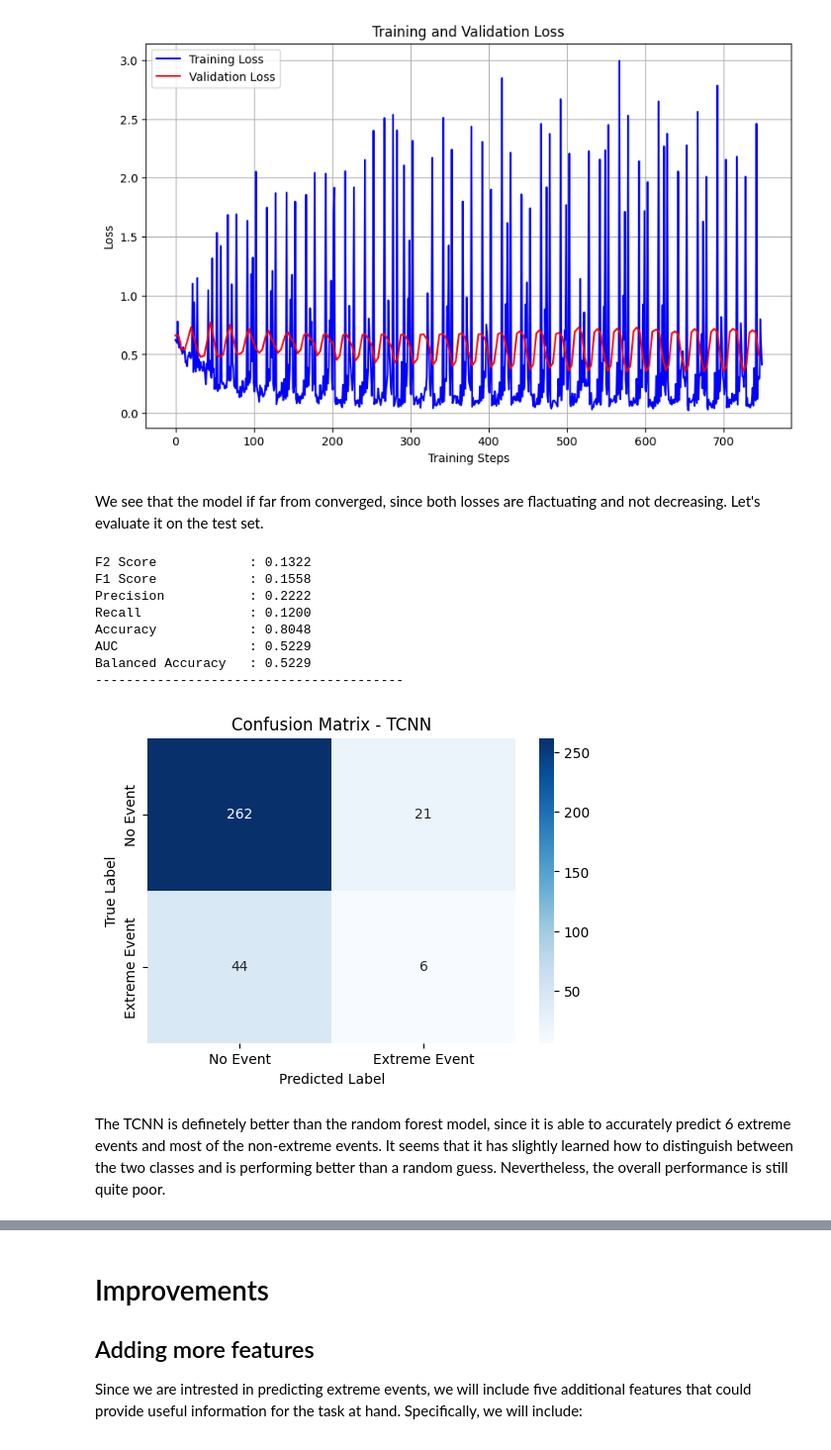
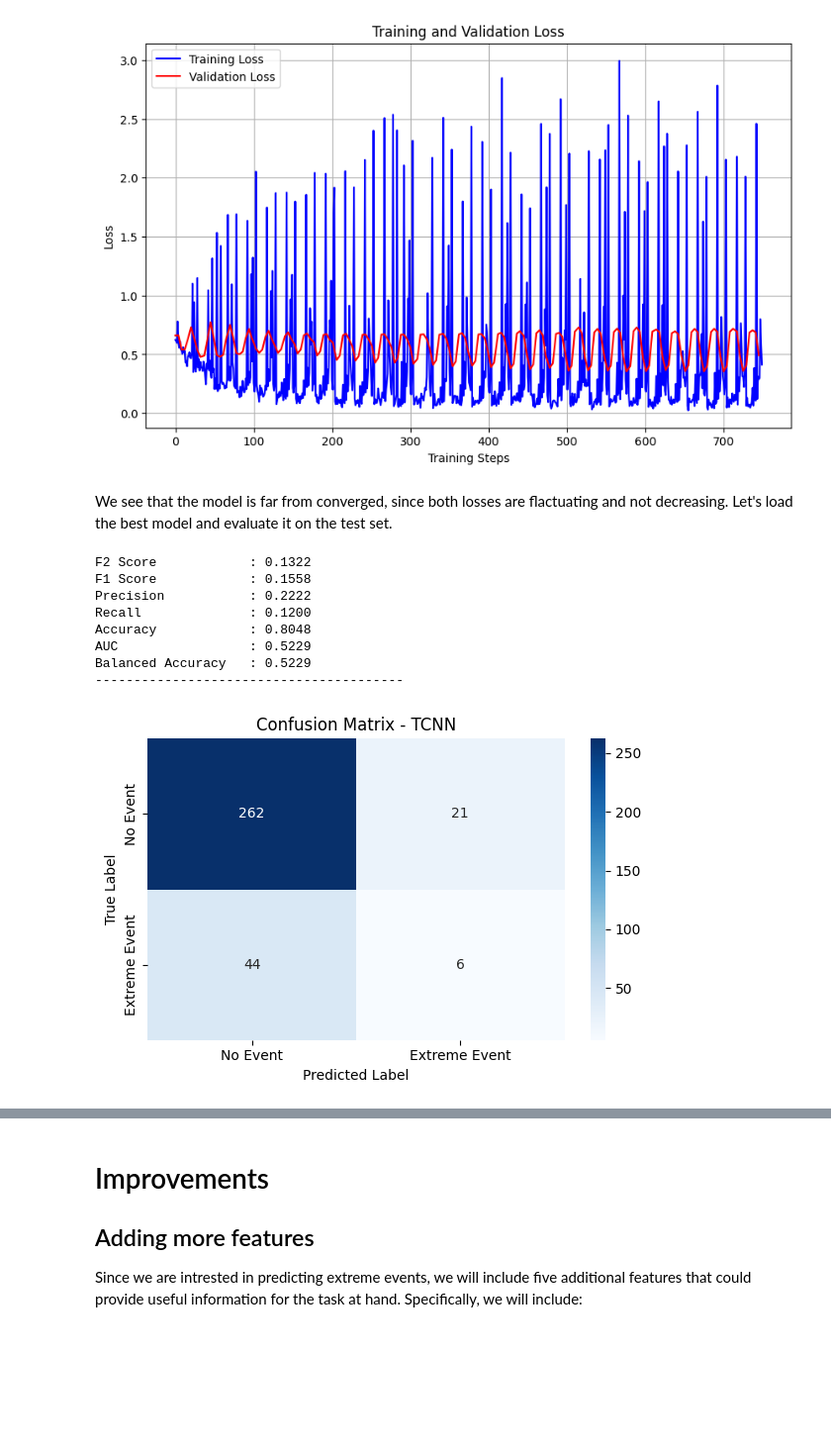
Before and after one commit to nmourdo/extreme_event_prediction, a Jupyter notebook: src/report.ipynb, the cells around one changed output, grey strips where cells are left out. Shown at 99% size. Drawn from its saved outputs; the diff is of its cells as text; code cells hidden in the pictures; blank space fills up the shorter version.

```diff
--- a/src/report.ipynb
+++ b/src/report.ipynb
@@ -455,7 +455,7 @@ Finally, to predict whether an extreme event will occur tomorrow, given the past
 # %%
 X_train, y_train = StockDataPreprocessor.create_sequences(X_train, y_train, lookback=10)
 X_val, y_val = StockDataPreprocessor.create_sequences(X_val, y_val, lookback=10)
-X_test, y_test = StockDataPreprocessor.create_sequences(X_test, y_test, lookback=10)
+X_test_tcnn, y_test_tcnn = StockDataPreprocessor.create_sequences(X_test, y_test, lookback=10)
 
 print(f"Training features shape: {X_train.shape}, labels shape: {y_train.shape}")
 print(f"Validation features shape: {X_val.shape}, labels shape: {y_val.shape}")
@@ -503,26 +503,34 @@ HPU available: False, using: 0 HPUs
 0         Modules in eval mode
 [figure]
 # %% [markdown]
-We see that the model if far from converged, since both losses are flactuating and not decreasing. Let's evaluate it on the test set.
+We see that the model is far from converged, since both losses are flactuating and not decreasing. Let's load the best model and evaluate it on the test set.
 # %%
-from src.model_evaluation import ModelEvaluator
-
+from temporal_cnn import TCNN
+from model_evaluation import ModelEvaluator
+tcnn_model = TCNN(
+    n_features=X_test_tcnn.shape[1],
+    lookback=10,
+    hidden_dim=128,
+    conv_channels=64,
+    kernel_size=3,
+    dropout_prob=0.3,
+    learning_rate=1e-4,
+)
+tcnn_model.load_state_dict(torch.load("../models/best_tcnn.pth"))
 evaluator = ModelEvaluator(model=tcnn_model, model_type="TCNN")
-metrics = evaluator.evaluate(X_test, y_test)
+metrics = evaluator.evaluate(X_test_tcnn, y_test_tcnn)
 for metric, value in metrics.items():
     print(f"{metric:20s}: {value:.4f}")
 print("-" * 40)
 
-evaluator.plot_confusion_matrix(X_test, y_test)
+evaluator.plot_confusion_matrix(X_test_tcnn, y_test_tcnn)
 # %% [output]
 F2 Score            : 0.1322
 F1 Score            : 0.1558
 Precision           : 0.2222
 Recall              : 0.1200
 Accuracy            : 0.8048
 AUC                 : 0.5229
 Balanced Accuracy   : 0.5229
 ----------------------------------------
-[figure, old version]
+[figure, new version]
-# %% [markdown]
-The TCNN is definetely better than the random forest model, since it is able to accurately predict 6 extreme events and most of the non-extreme events. It seems that it has slightly learned how to distinguish between the two classes and is performing better than a random guess. Nevertheless, the overall performance is still quite poor.
```
Also changed, not shown: parts of 27 cells of this notebook, 9 other files.
